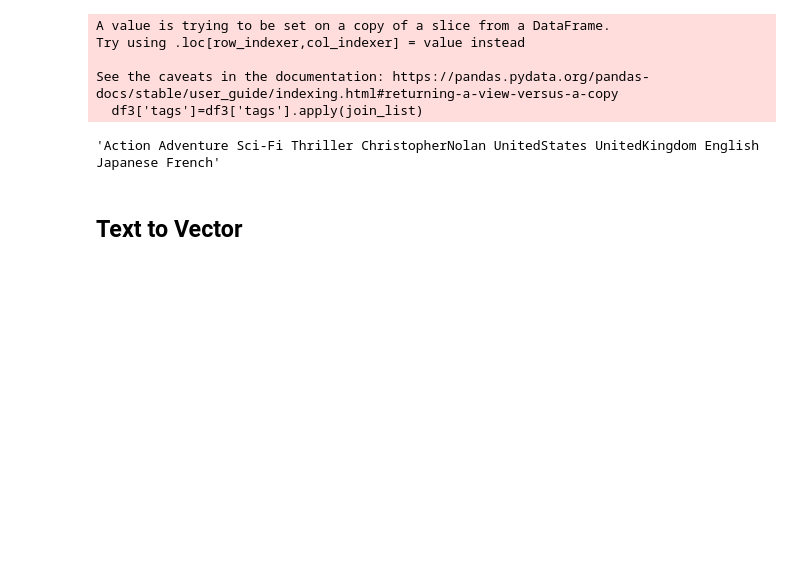
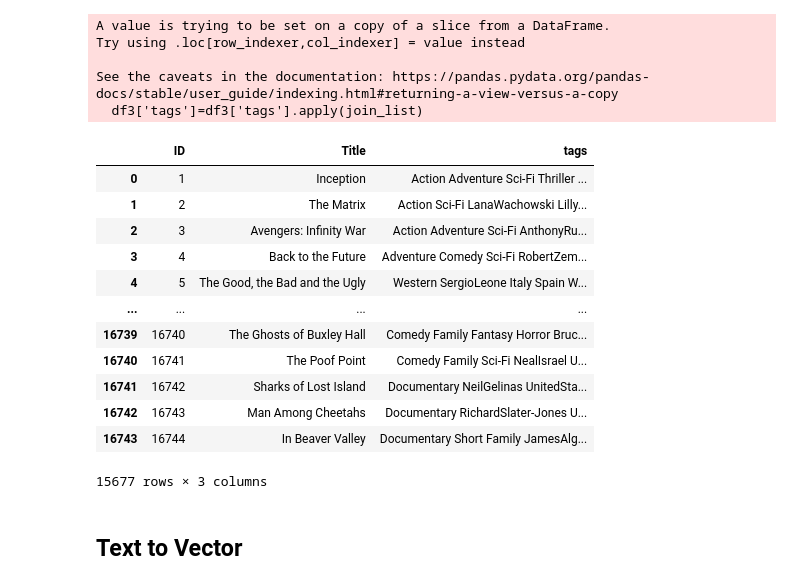
Before and after one commit to bs-cse-iitb/PS626_Project_Recommendation_System, a Jupyter notebook: Movies_Recommendation.ipynb, the cells around one changed output. Saved outputs shown, nothing was run; the diff lists cells and outputs as text; code cells hidden in the pictures; blank space fills up the shorter version.

```diff
--- a/Movies_Recommendation.ipynb
+++ b/Movies_Recommendation.ipynb
@@ -234,9 +241,21 @@ Try using .loc[row_indexer,col_indexer] = value instead
 See the caveats in the documentation: https://pandas.pydata.org/pandas-docs/stable/user_guide/indexing.html#returning-a-view-versus-a-copy
   df3['tags']=df3['tags'].apply(join_list)
 # %%
-df3['tags'][0]
+df3
 # %% [output]
+|  | ID | Title | tags |
+| 0 | 1 | Inception | Action Adventure Sci-Fi Thriller ... |
+| 1 | 2 | The Matrix | Action Sci-Fi LanaWachowski Lilly... |
+| 2 | 3 | Avengers: Infinity War | Action Adventure Sci-Fi AnthonyRu... |
+| 3 | 4 | Back to the Future | Adventure Comedy Sci-Fi RobertZem... |
+| 4 | 5 | The Good, the Bad and the Ugly | Western SergioLeone Italy Spain W... |
+| ... | ... | ... | ... |
+| 16739 | 16740 | The Ghosts of Buxley Hall | Comedy Family Fantasy Horror Bruc... |
+| 16740 | 16741 | The Poof Point | Comedy Family Sci-Fi NealIsrael U... |
+| 16741 | 16742 | Sharks of Lost Island | Documentary NeilGelinas UnitedSta... |
+| 16742 | 16743 | Man Among Cheetahs | Documentary RichardSlater-Jones U... |
+| 16743 | 16744 | In Beaver Valley | Documentary Short Family JamesAlg... |
-'Action Adventure Sci-Fi Thriller ChristopherNolan UnitedStates UnitedKingdom English Japanese French'
+15677 rows × 3 columns
 # %% [markdown]
 ## Text to Vector
 # %%
```
Also changed, not shown: parts of 1 cell of this notebook, 2 other files.
